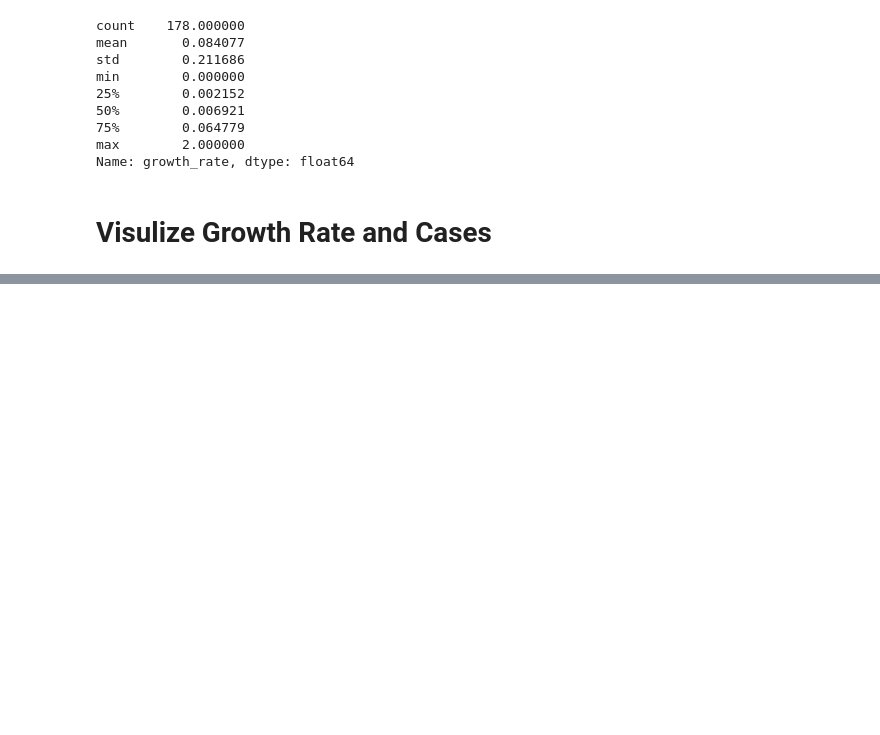
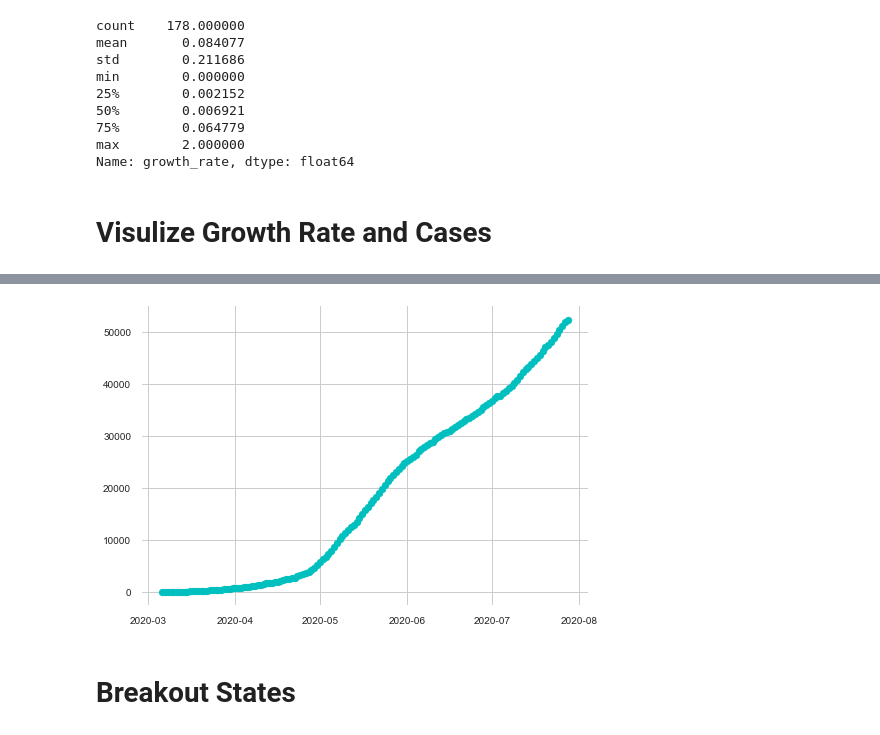
Before and after one commit to searanch/Covid-19-Hackathon, a Jupyter notebook: liz_regions.ipynb, the cells around one changed output, grey strips where cells are left out. Saved outputs shown, nothing was run; the diff lists cells and outputs as text; code cells hidden in the pictures; blank space fills up the shorter version.

```diff
--- a/liz_regions.ipynb
+++ b/liz_regions.ipynb
@@ -125,0 +218,8 @@ Text(0.5, 1.0, 'New Englend Cases')
+# %%
+# Create DF for just Minneosta
+minnesota = usa[usa['state_name']=='Minnesota']
+minnesota
+
+# now create new column for growth rate
+minnesota['growth_rate'] = minnesota['cases'].pct_change()
+minnesota.head(10)
@@ -125,0 +243,7 @@ Text(0.5, 1.0, 'New Englend Cases')
+# %%
+plt.scatter(minnesota["datetime"],minnesota["cases"],c='c',label='us')
+plt.grid(True)
+# %% [output]
+[figure, added]
+# %% [markdown]
+# Breakout States
```
Also changed, not shown: parts of 19 cells of this notebook, 3 other files.
